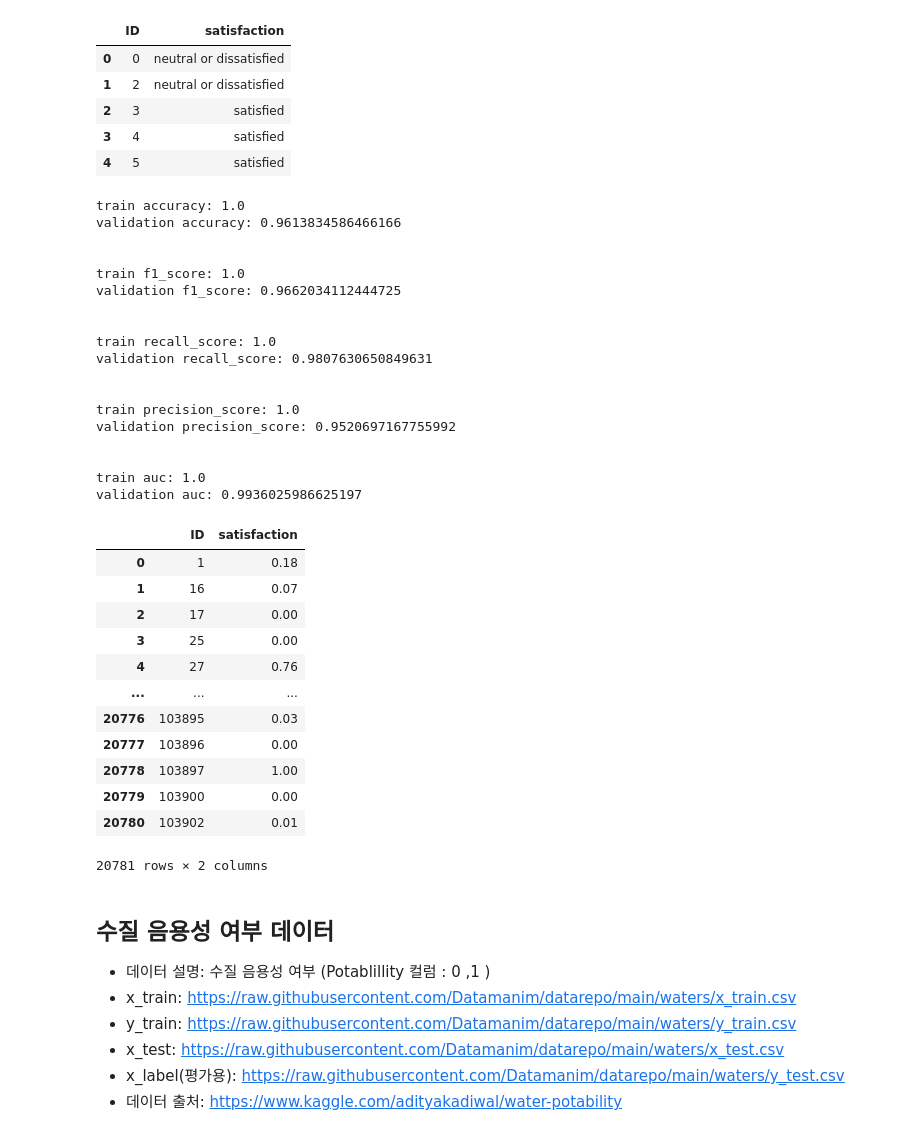
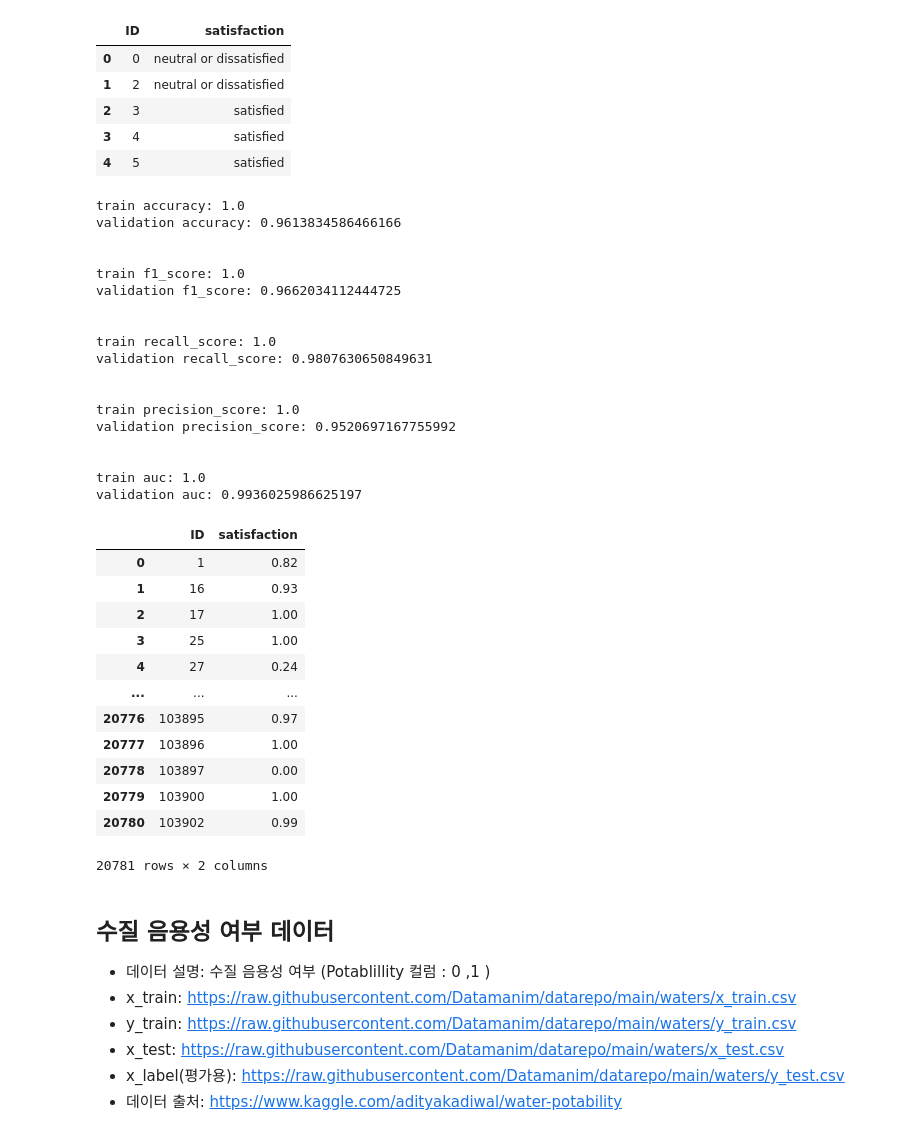
Before and after one commit to HyunJW/Pandas_practice, a Jupyter notebook: 빅분기실기연습/작업_2유형.ipynb, the cells around one changed output. Cells and saved outputs as stored; diff of their text form; code cells hidden in the pictures.

```diff
--- a/빅분기실기연습/작업_2유형.ipynb
+++ b/빅분기실기연습/작업_2유형.ipynb
@@ -671,45 +671,45 @@ print('train recall_score:', recall_score(Y_train, predict_train_label, pos_labe
 print('validation recall_score:', recall_score(Y_val, predict_val_label, pos_label='neutral or dissatisfied'))
 print('\n')
 print('train precision_score:', precision_score(Y_train, predict_train_label, pos_label='neutral or dissatisfied'))
 print('validation precision_score:', precision_score(Y_val, predict_val_label, pos_label='neutral or dissatisfied'))
 print('\n')
 print('train auc:', roc_auc_score(Y_train, predict_train_proba))
 print('validation auc:', roc_auc_score(Y_val, predict_val_proba))
 
-predict_test_proba = rf.predict_proba(x_test_scaled)[:, 1]
+predict_test_proba = rf.predict_proba(x_test_scaled)[:, 0]
 
 pd.DataFrame({'ID': x_test.ID, 'satisfaction': predict_test_proba})
 # %% [output]
 train accuracy: 1.0
 validation accuracy: 0.9613834586466166
 
 
 train f1_score: 1.0
 validation f1_score: 0.9662034112444725
 
 
 train recall_score: 1.0
 validation recall_score: 0.9807630650849631
 
 
 train precision_score: 1.0
 validation precision_score: 0.9520697167755992
 
 
 train auc: 1.0
 validation auc: 0.9936025986625197
 |  | ID | satisfaction |
-| 0 | 1 | 0.18 |
-| 1 | 16 | 0.07 |
-| 2 | 17 | 0.00 |
-| 3 | 25 | 0.00 |
-| 4 | 27 | 0.76 |
+| 0 | 1 | 0.82 |
+| 1 | 16 | 0.93 |
+| 2 | 17 | 1.00 |
+| 3 | 25 | 1.00 |
+| 4 | 27 | 0.24 |
 | ... | ... | ... |
-| 20776 | 103895 | 0.03 |
-| 20777 | 103896 | 0.00 |
-| 20778 | 103897 | 1.00 |
-| 20779 | 103900 | 0.00 |
-| 20780 | 103902 | 0.01 |
+| 20776 | 103895 | 0.97 |
+| 20777 | 103896 | 1.00 |
+| 20778 | 103897 | 0.00 |
+| 20779 | 103900 | 1.00 |
+| 20780 | 103902 | 0.99 |
 20781 rows × 2 columns
 # %% [markdown]
 ## 수질 음용성 여부 데이터
```
Also changed, not shown: parts of 6 cells of this notebook.
